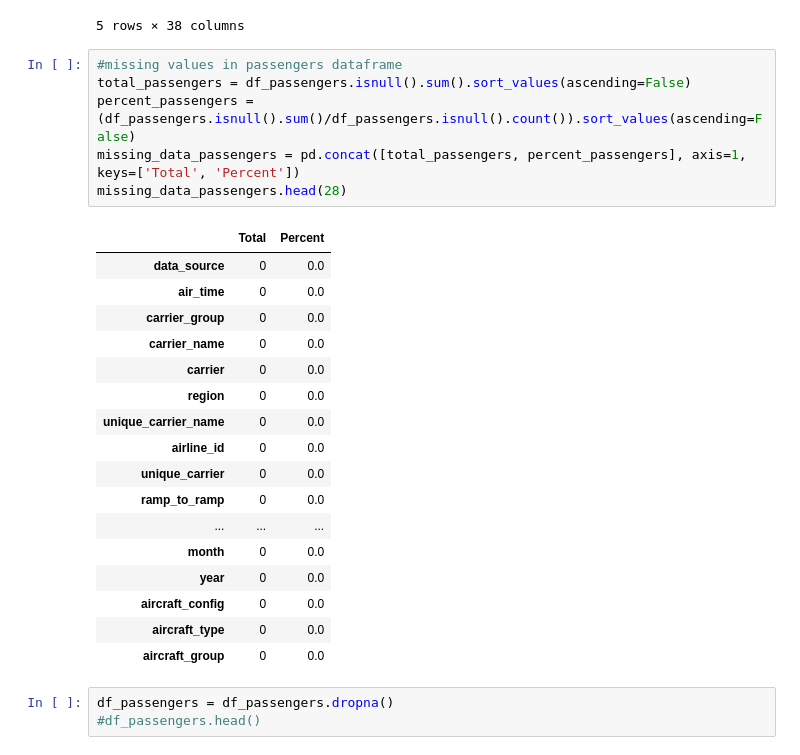
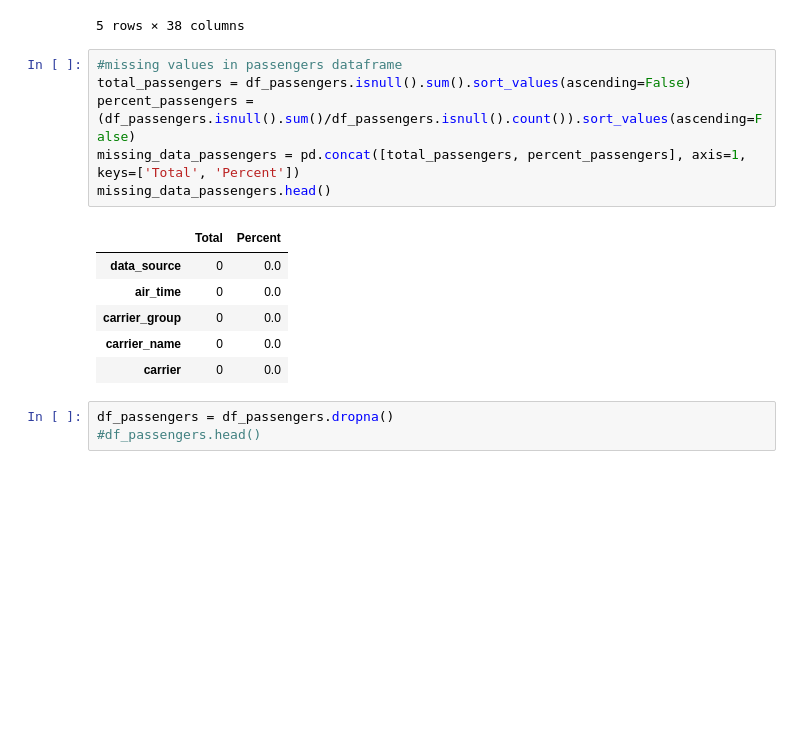
Before and after one commit to CamStevens15/Flight_Prediction_project, a Jupyter notebook: exploratory_analysis.ipynb, the cells around one changed output. Cells and saved outputs as stored; diff of their text form; blank space fills up the shorter version.

Commit message:
updated note book with selected features in new dataframe

```diff
--- a/exploratory_analysis.ipynb
+++ b/exploratory_analysis.ipynb
@@ -227,27 +200,16 @@ df_passengers.head()
 # %%
 #missing values in passengers dataframe
 total_passengers = df_passengers.isnull().sum().sort_values(ascending=False)
 percent_passengers = (df_passengers.isnull().sum()/df_passengers.isnull().count()).sort_values(ascending=False)
 missing_data_passengers = pd.concat([total_passengers, percent_passengers], axis=1, keys=['Total', 'Percent'])
-missing_data_passengers.head(28)
+missing_data_passengers.head()
 # %% [output]
 |  | Total | Percent |
 | data_source | 0 | 0.0 |
 | air_time | 0 | 0.0 |
 | carrier_group | 0 | 0.0 |
 | carrier_name | 0 | 0.0 |
 | carrier | 0 | 0.0 |
-| region | 0 | 0.0 |
-| unique_carrier_name | 0 | 0.0 |
-| airline_id | 0 | 0.0 |
-| unique_carrier | 0 | 0.0 |
-| ramp_to_ramp | 0 | 0.0 |
-| ... | ... | ... |
-| month | 0 | 0.0 |
-| year | 0 | 0.0 |
-| aircraft_config | 0 | 0.0 |
-| aircraft_type | 0 | 0.0 |
-| aircraft_group | 0 | 0.0 |
 # %%
 df_passengers = df_passengers.dropna()
 #df_passengers.head()
```
Also changed, not shown: parts of 15 cells of this notebook.
